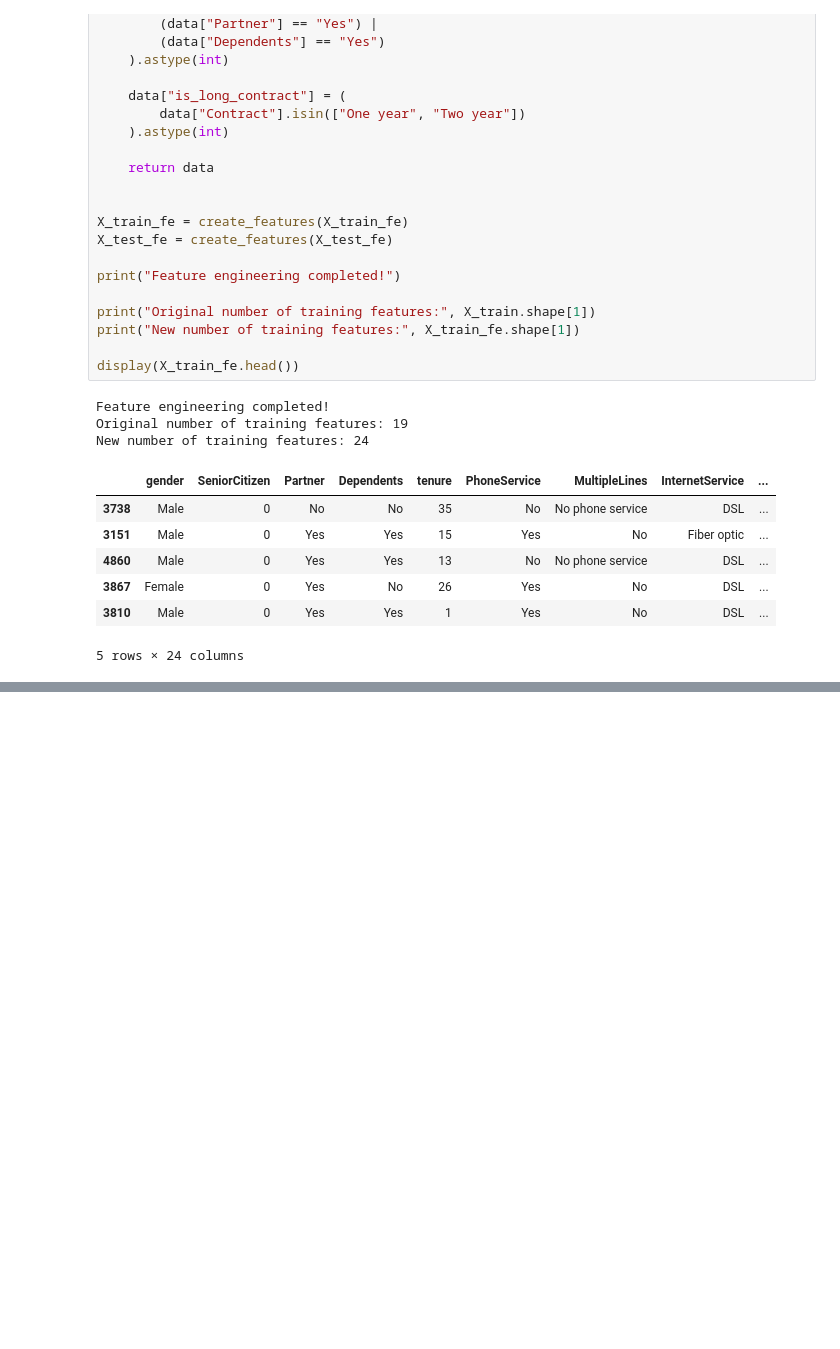
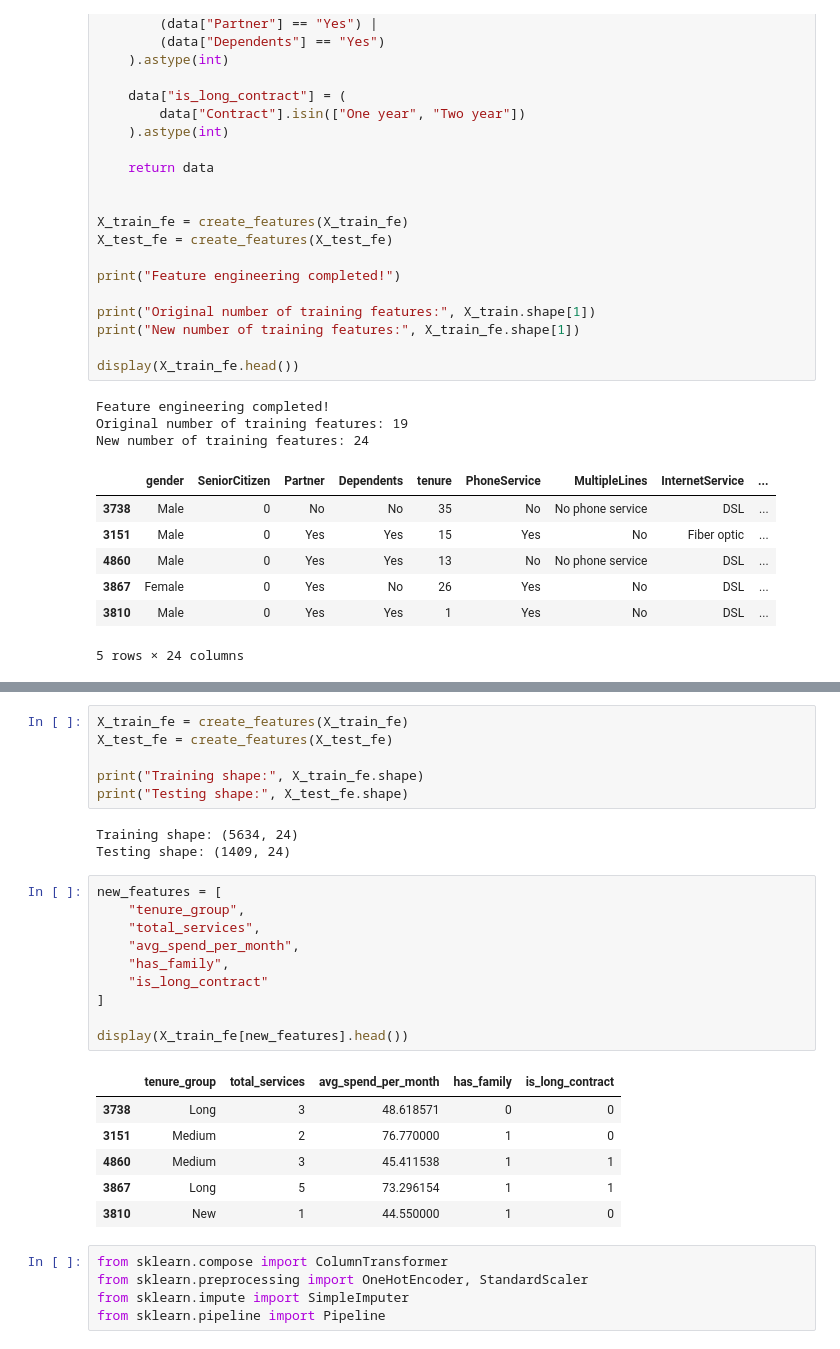
Before and after one commit to peddapalleveeraraghunathreddy-lab/ml_week_task, a Jupyter notebook: notebooks/customer_churn.ipynb, the cells around one changed output, grey strips where cells are left out. Cells and saved outputs as stored; diff of their text form; blank space fills up the shorter version.

```diff
--- a/notebooks/customer_churn.ipynb
+++ b/notebooks/customer_churn.ipynb
@@ -250,0 +368,31 @@ New number of training features: 24
+# %%
+X_train_fe = create_features(X_train_fe)
+X_test_fe = create_features(X_test_fe)
+
+print("Training shape:", X_train_fe.shape)
+print("Testing shape:", X_test_fe.shape)
+# %% [output]
+Training shape: (5634, 24)
+Testing shape: (1409, 24)
+# %%
+new_features = [
+    "tenure_group",
+    "total_services",
+    "avg_spend_per_month",
+    "has_family",
+    "is_long_contract"
+]
+
+display(X_train_fe[new_features].head())
+# %% [output]
+|  | tenure_group | total_services | avg_spend_per_month | has_family | is_long_contract |
+| 3738 | Long | 3 | 48.618571 | 0 | 0 |
+| 3151 | Medium | 2 | 76.770000 | 1 | 0 |
+| 4860 | Medium | 3 | 45.411538 | 1 | 1 |
+| 3867 | Long | 5 | 73.296154 | 1 | 1 |
+| 3810 | New | 1 | 44.550000 | 1 | 0 |
+# %%
+from sklearn.compose import ColumnTransformer
+from sklearn.preprocessing import OneHotEncoder, StandardScaler
+from sklearn.impute import SimpleImputer
+from sklearn.pipeline import Pipeline
```
Also changed, not shown: parts of 42 cells of this notebook, 6 other files.
